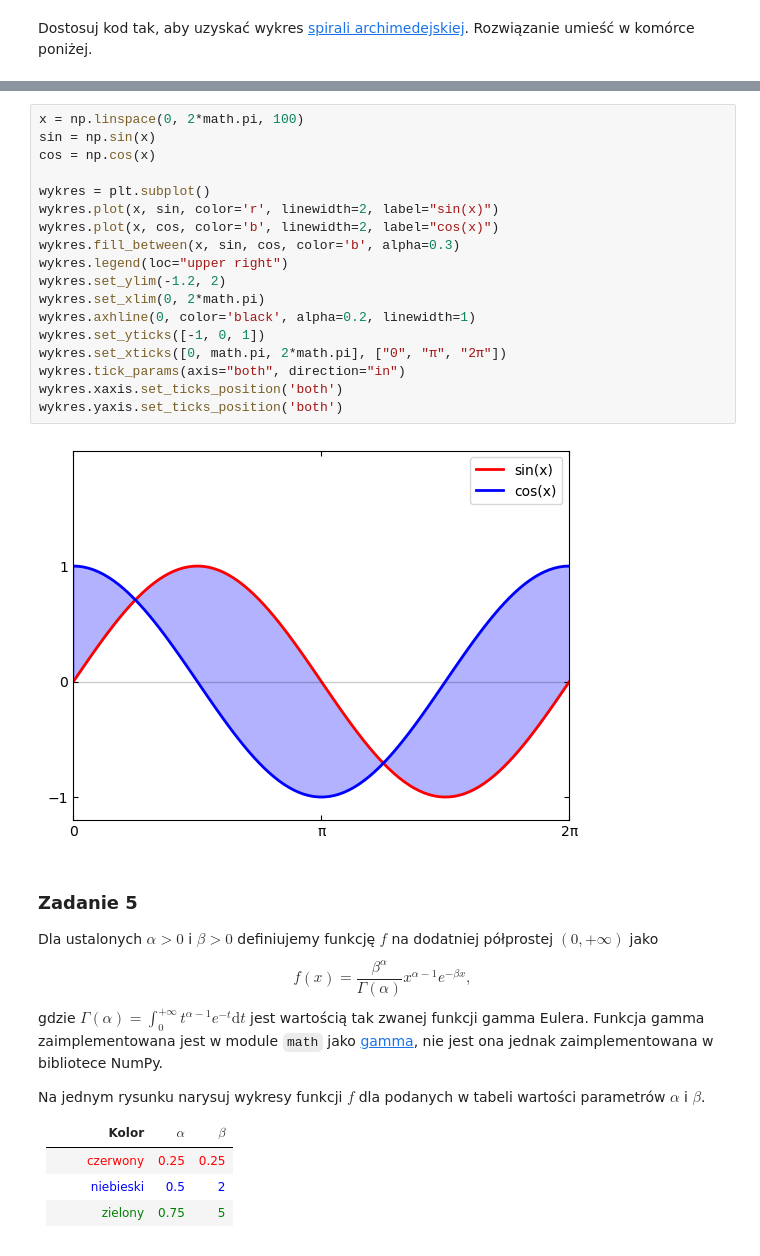
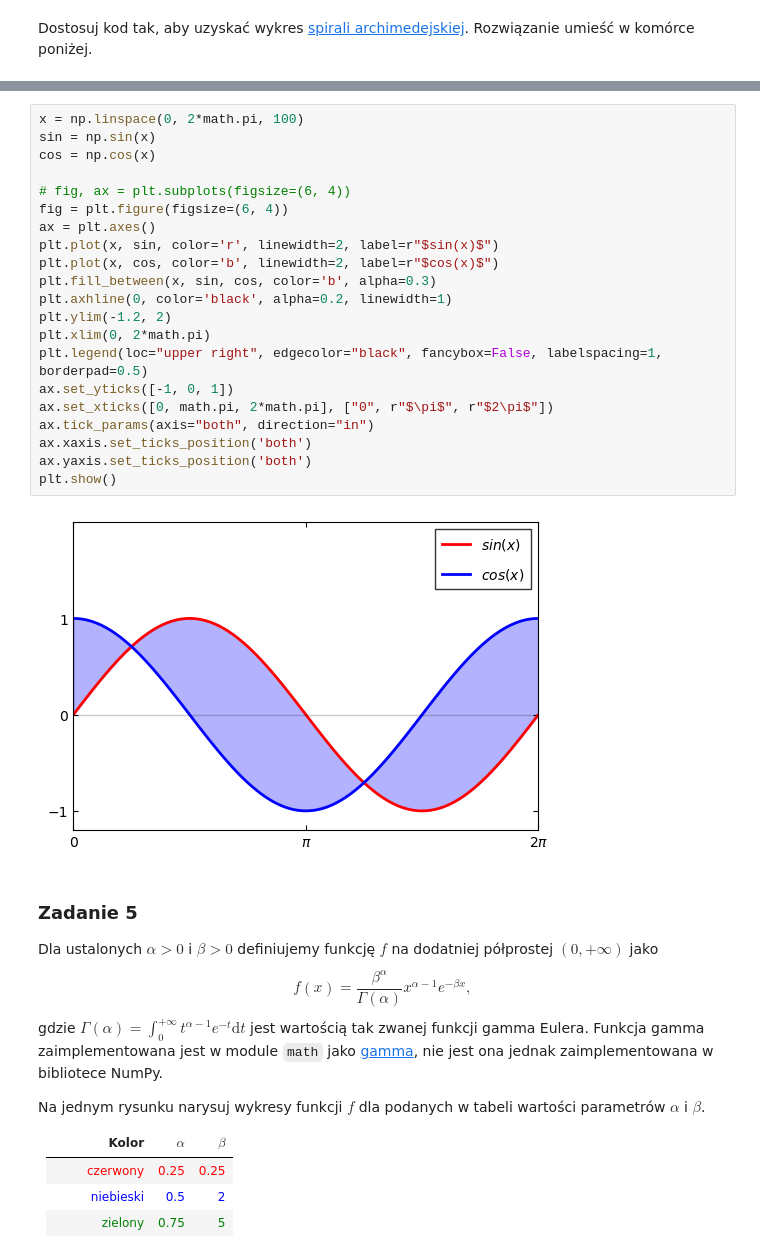
Before and after one commit to michalszo/listy-wdp, a Jupyter notebook: lista5.ipynb, the cells around one changed output, grey strips where cells are left out. Saved outputs shown, nothing was run; the diff lists cells and outputs as text.

```diff
--- a/lista5.ipynb
+++ b/lista5.ipynb
@@ -102,26 +103,29 @@ Spróbuj odtworzyć następujący wykres.
 ![wykres.png](http://prac.im.pwr.edu.pl/~giniew/wykres_sin_cos.png)
 
 Kod umieść w komórce poniżej.
-# %%
-x = np.linspace(0, 2*math.pi, 100)
-sin = np.sin(x)
-cos = np.cos(x)
-
-wykres = plt.subplot()
-wykres.plot(x, sin, color='r', linewidth=2, label="sin(x)")
-wykres.plot(x, cos, color='b', linewidth=2, label="cos(x)")
-wykres.fill_between(x, sin, cos, color='b', alpha=0.3)
-wykres.legend(loc="upper right")
-wykres.set_ylim(-1.2, 2)
-wykres.set_xlim(0, 2*math.pi)
-wykres.axhline(0, color='black', alpha=0.2, linewidth=1)
-wykres.set_yticks([-1, 0, 1])
-wykres.set_xticks([0, math.pi, 2*math.pi], ["0", "π", "2π"])
-wykres.tick_params(axis="both", direction="in")
-wykres.xaxis.set_ticks_position('both')
-wykres.yaxis.set_ticks_position('both')
-# %% [output]
-[figure, removed]
+# %%
+x = np.linspace(0, 2*math.pi, 100)
+sin = np.sin(x)
+cos = np.cos(x)
+
+# fig, ax = plt.subplots(figsize=(6, 4))
+fig = plt.figure(figsize=(6, 4))
+ax = plt.axes()
+plt.plot(x, sin, color='r', linewidth=2, label=r"$sin(x)$")
+plt.plot(x, cos, color='b', linewidth=2, label=r"$cos(x)$")
+plt.fill_between(x, sin, cos, color='b', alpha=0.3)
+plt.axhline(0, color='black', alpha=0.2, linewidth=1)
+plt.ylim(-1.2, 2)
+plt.xlim(0, 2*math.pi)
+plt.legend(loc="upper right", edgecolor="black", fancybox=False, labelspacing=1, borderpad=0.5)
+ax.set_yticks([-1, 0, 1])
+ax.set_xticks([0, math.pi, 2*math.pi], ["0", r"$\pi$", r"$2\pi$"])
+ax.tick_params(axis="both", direction="in")
+ax.xaxis.set_ticks_position('both')
+ax.yaxis.set_ticks_position('both')
+plt.show()
+# %% [output]
+[figure, added]
 # %% [markdown]
 ### Zadanie 5
 
```
Also changed, not shown: parts of 6 cells of this notebook.
